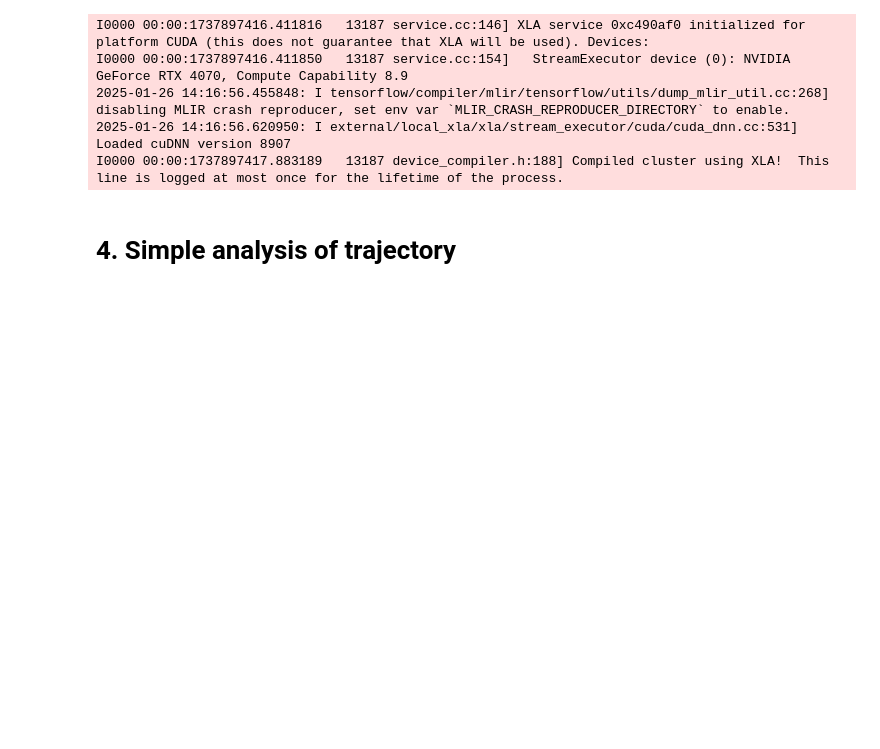
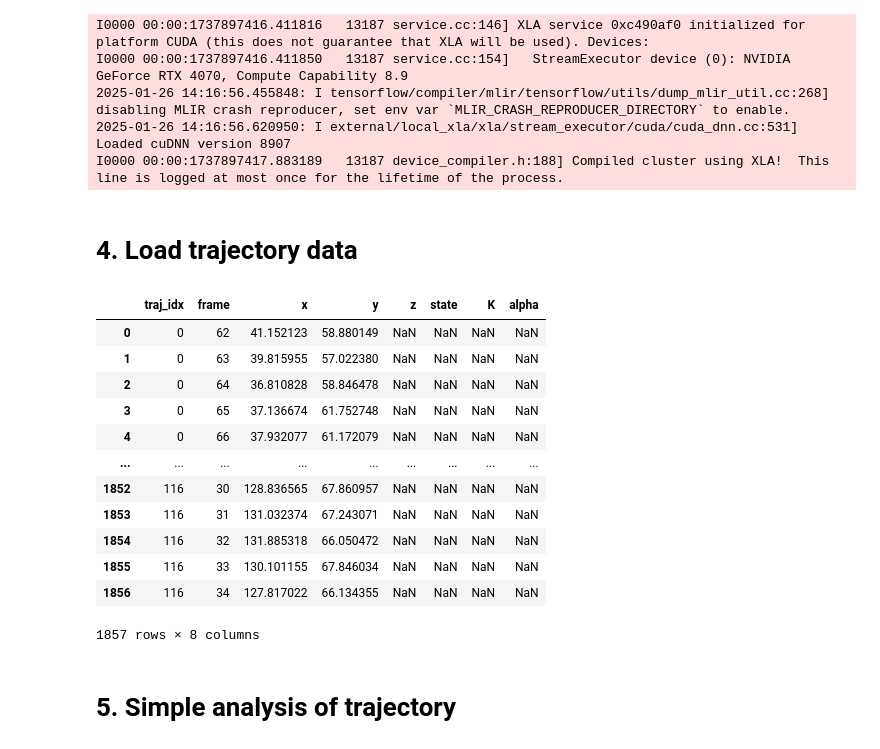
Before and after one commit to JunwooParkSaribu/FreeTrace, a Jupyter notebook: tutorial.ipynb, the cells around one changed output. Drawn from its saved outputs; the diff is of its cells as text; code cells hidden in the pictures; blank space fills up the shorter version.

```diff
--- a/tutorial.ipynb
+++ b/tutorial.ipynb
@@ -105,8 +105,28 @@ I0000 00:00:1737897416.411850   13187 service.cc:154]   StreamExecutor device (0
 2025-01-26 14:16:56.455848: I tensorflow/compiler/mlir/tensorflow/utils/dump_mlir_util.cc:268] disabling MLIR crash reproducer, set env var `MLIR_CRASH_REPRODUCER_DIRECTORY` to enable.
 2025-01-26 14:16:56.620950: I external/local_xla/xla/stream_executor/cuda/cuda_dnn.cc:531] Loaded cuDNN version 8907
 I0000 00:00:1737897417.883189   13187 device_compiler.h:188] Compiled cluster using XLA!  This line is logged at most once for the lifetime of the process.
+# %% [markdown]
+# 4. Load trajectory data
+# %%
+from FreeTrace.module.DataLoad import read_csv
+trajectory_data = read_csv(file='outputs/sample0_traces.csv')
+trajectory_data
+# %% [output]
+|  | traj_idx | frame | x | y | z | state | K | alpha |
+| 0 | 0 | 62 | 41.152123 | 58.880149 | NaN | NaN | NaN | NaN |
+| 1 | 0 | 63 | 39.815955 | 57.022380 | NaN | NaN | NaN | NaN |
+| 2 | 0 | 64 | 36.810828 | 58.846478 | NaN | NaN | NaN | NaN |
+| 3 | 0 | 65 | 37.136674 | 61.752748 | NaN | NaN | NaN | NaN |
+| 4 | 0 | 66 | 37.932077 | 61.172079 | NaN | NaN | NaN | NaN |
+| ... | ... | ... | ... | ... | ... | ... | ... | ... |
+| 1852 | 116 | 30 | 128.836565 | 67.860957 | NaN | NaN | NaN | NaN |
+| 1853 | 116 | 31 | 131.032374 | 67.243071 | NaN | NaN | NaN | NaN |
+| 1854 | 116 | 32 | 131.885318 | 66.050472 | NaN | NaN | NaN | NaN |
+| 1855 | 116 | 33 | 130.101155 | 67.846034 | NaN | NaN | NaN | NaN |
+| 1856 | 116 | 34 | 127.817022 | 66.134355 | NaN | NaN | NaN | NaN |
+1857 rows × 8 columns
 # %% [markdown]
-# 4. Simple analysis of trajectory
+# 5. Simple analysis of trajectory
 # %%
 import seaborn as sns
 import matplotlib.pyplot as plt
```
Also changed, not shown: parts of 3 cells of this notebook.
